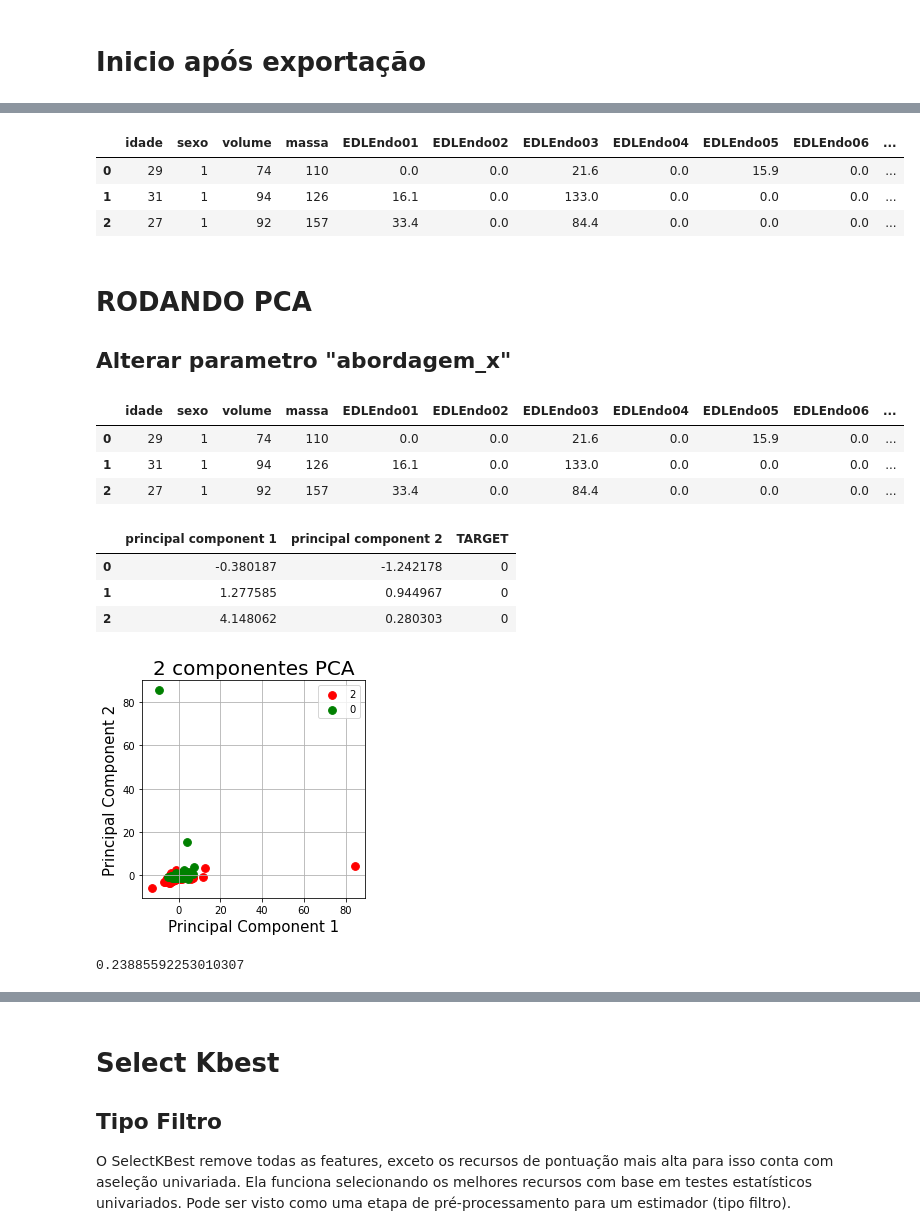
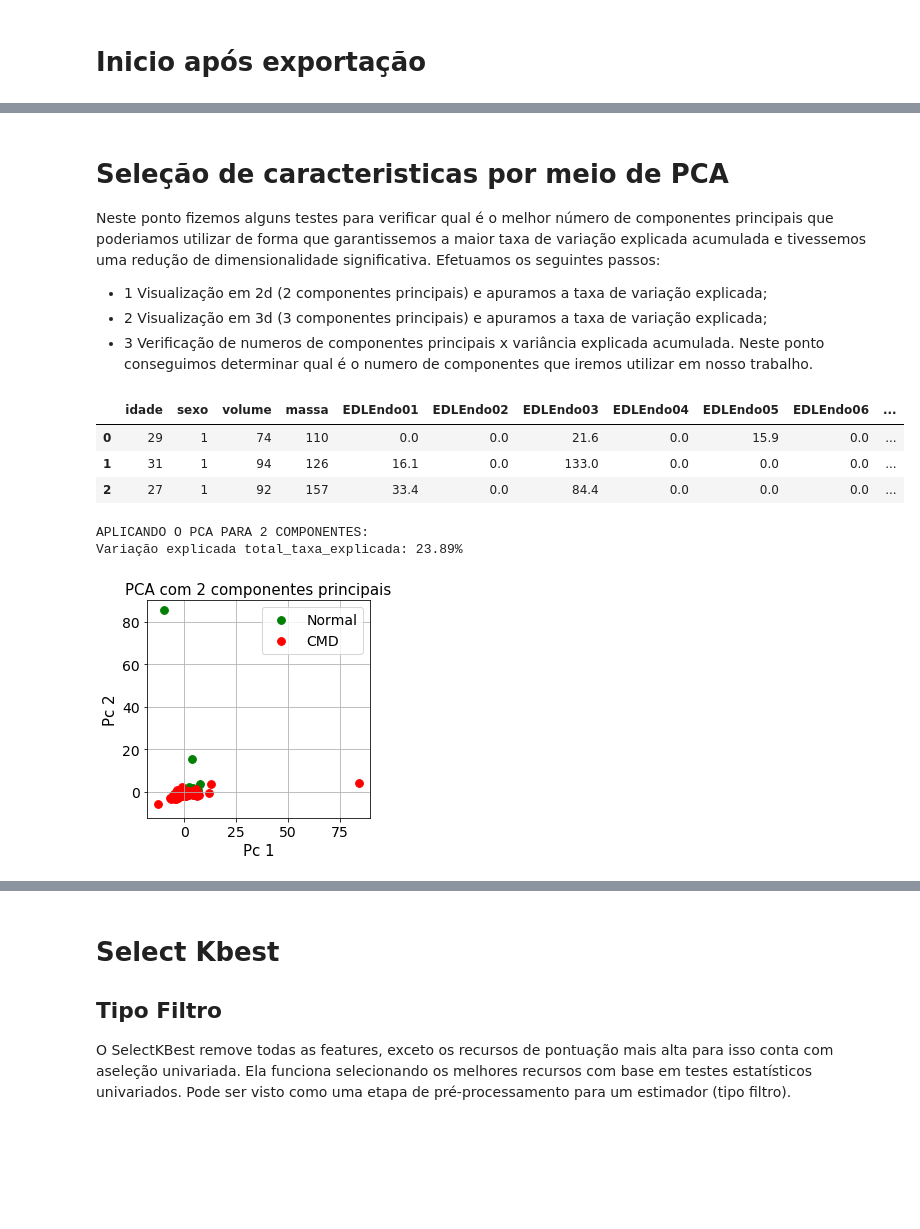
Before and after one commit to diegodedize/Rec_Padroes_PPGI_2020, a Jupyter notebook: NOTEBOOKS/DD_Rec_Padroes_imagens_coronarias.ipynb, the cells around one changed output, grey strips where cells are left out. Cells and saved outputs as stored; diff of their text form; code cells hidden in the pictures; blank space fills up the shorter version.

```diff
--- a/NOTEBOOKS/DD_Rec_Padroes_imagens_coronarias.ipynb
+++ b/NOTEBOOKS/DD_Rec_Padroes_imagens_coronarias.ipynb
@@ -248,16 +188,11 @@ df_final_5.head(3)
-# %%
-#AJUSTA O DATASET QUE IRÁ UTILIZAR PARA FAZER O PCA
-pca_1 = df_final_5
-pca_1.head(3)
-# %% [output]
-|  | idade | sexo | volume | massa | EDLEndo01 | EDLEndo02 | EDLEndo03 | EDLEndo04 | EDLEndo05 | EDLEndo06 | ... |
-| 0 | 29 | 1 | 74 | 110 | 0.0 | 0.0 | 21.6 | 0.0 | 15.9 | 0.0 | ... |
-| 1 | 31 | 1 | 94 | 126 | 16.1 | 0.0 | 133.0 | 0.0 | 0.0 | 0.0 | ... |
-| 2 | 27 | 1 | 92 | 157 | 33.4 | 0.0 | 84.4 | 0.0 | 0.0 | 0.0 | ... |
-# %% [markdown]
-# RODANDO PCA
-
-## Alterar parametro "abordagem_x"
+# %% [markdown]
+# Seleção de caracteristicas por meio de PCA
+
+Neste ponto fizemos alguns testes para verificar qual é o melhor número de componentes principais que poderiamos utilizar de forma que garantissemos a maior taxa de variação explicada acumulada e tivessemos uma redução de dimensionalidade significativa.
+Efetuamos os seguintes passos:
+- 1 Visualização em 2d (2 componentes principais) e apuramos a taxa de variação explicada;
+- 2 Visualização em 3d (3 componentes principais) e apuramos a taxa de variação explicada;
+- 3 Verificação de numeros de componentes principais x variância explicada acumulada. Neste ponto conseguimos determinar qual é o    numero de componentes que iremos utilizar em nosso trabalho.
 # %%
 # Separando as fetures por abordagem (define features por abordagem e seta o df da abordagem atual)
 abordagem_1 = pca_1.columns[0:-1]
@@ -280,57 +215,64 @@ df_atual.head(3)
 | 1 | 31 | 1 | 94 | 126 | 16.1 | 0.0 | 133.0 | 0.0 | 0.0 | 0.0 | ... |
 | 2 | 27 | 1 | 92 | 157 | 33.4 | 0.0 | 84.4 | 0.0 | 0.0 | 0.0 | ... |
 # %%
-x = pca_1.loc[:, feat].values
+#Aplica o PCA para todo o dataset
+X = pca_1.loc[:, feat].values
 
 # Separa target
 y = pca_1.loc[:,['TARGET']].values
 
 # Standardizing the features
-x = StandardScaler().fit_transform(x)
+X = StandardScaler().fit_transform(X)
 
 #dados normalizados
-pca_1_normal = pd.DataFrame(data=x,columns = feat)
+pca_1_normal = pd.DataFrame(data=X,columns = feat)
 
 pca_1_y =  pd.DataFrame(data=y,columns = ['TARGET'])
+
+#Faz de/para para gráfico
+pca_1_y['TARGET'].replace(0,'Normal',inplace=True)
+pca_1_y['TARGET'].replace(2,'CMD',inplace=True)
 
 #pca_1_normal.tail(3)
 #pca_1_y.tail(3)
 
 pca = PCA(n_components=2)
-principalComponents = pca.fit_transform(x)
+principalComponents = pca.fit_transform(X)
 principalDf = pd.DataFrame(data = principalComponents
-             , columns = ['principal component 1', 'principal component 2'])
+             , columns = ['pc1', 'pc2'])
 
 finalDf = pd.concat([principalDf, pca_1_y], axis = 1)
 
 fig = plt.figure(figsize = (4,4))
 ax = fig.add_subplot(1,1,1)
 
-ax.set_xlabel('Principal Component 1', fontsize = 15)
-ax.set_ylabel('Principal Component 2', fontsize = 15)
-ax.set_title('2 componentes PCA', fontsize = 20)
+ax.set_xlabel('Pc 1', fontsize = 15)
+ax.set_ylabel('Pc 2', fontsize = 15)
+ax.set_title('PCA com 2 componentes principais', fontsize = 15)
 
-targets = [2, 0]
-colors = ['r', 'g']
+targets = ['Normal','CMD']
+colors = ['g','r']
+
 for target, color in zip(targets,colors):
     indicesToKeep = finalDf['TARGET'] == target
-    ax.scatter(finalDf.loc[indicesToKeep, 'principal component 1']
-               , finalDf.loc[indicesToKeep, 'principal component 2']
+    ax.scatter(finalDf.loc[indicesToKeep, 'pc1']
+               , finalDf.loc[indicesToKeep, 'pc2']
                , c = color
                , s = 60)
 ax.legend(targets)
 ax.grid()
 
 finalDf.head(3)
+
+
+total_taxa_explicada=0
+for i in range(0,len(pca.explained_variance_ratio_)):
+    total_taxa_explicada += pca.explained_variance_ratio_[i]
+
+print("APLICANDO O PCA PARA 2 COMPONENTES:")
+print(f'Variação explicada total_taxa_explicada: {round(total_taxa_explicada*100,2)}%')
+print()
 # %% [output]
-|  | principal component 1 | principal component 2 | TARGET |
-| 0 | -0.380187 | -1.242178 | 0 |
-| 1 | 1.277585 | 0.944967 | 0 |
-| 2 | 4.148062 | 0.280303 | 0 |
+APLICANDO O PCA PARA 2 COMPONENTES:
+Variação explicada total_taxa_explicada: 23.89%
-[figure, old version]
+[figure, new version]
-# %%
-#Taxa de variação explicada com 2 componentes
-total_explicado = pca.explained_variance_ratio_[0] + pca.explained_variance_ratio_[1]
-total_explicado
-# %% [output]
-0.23885592253010307
```
Also changed, not shown: parts of 46 cells of this notebook.
